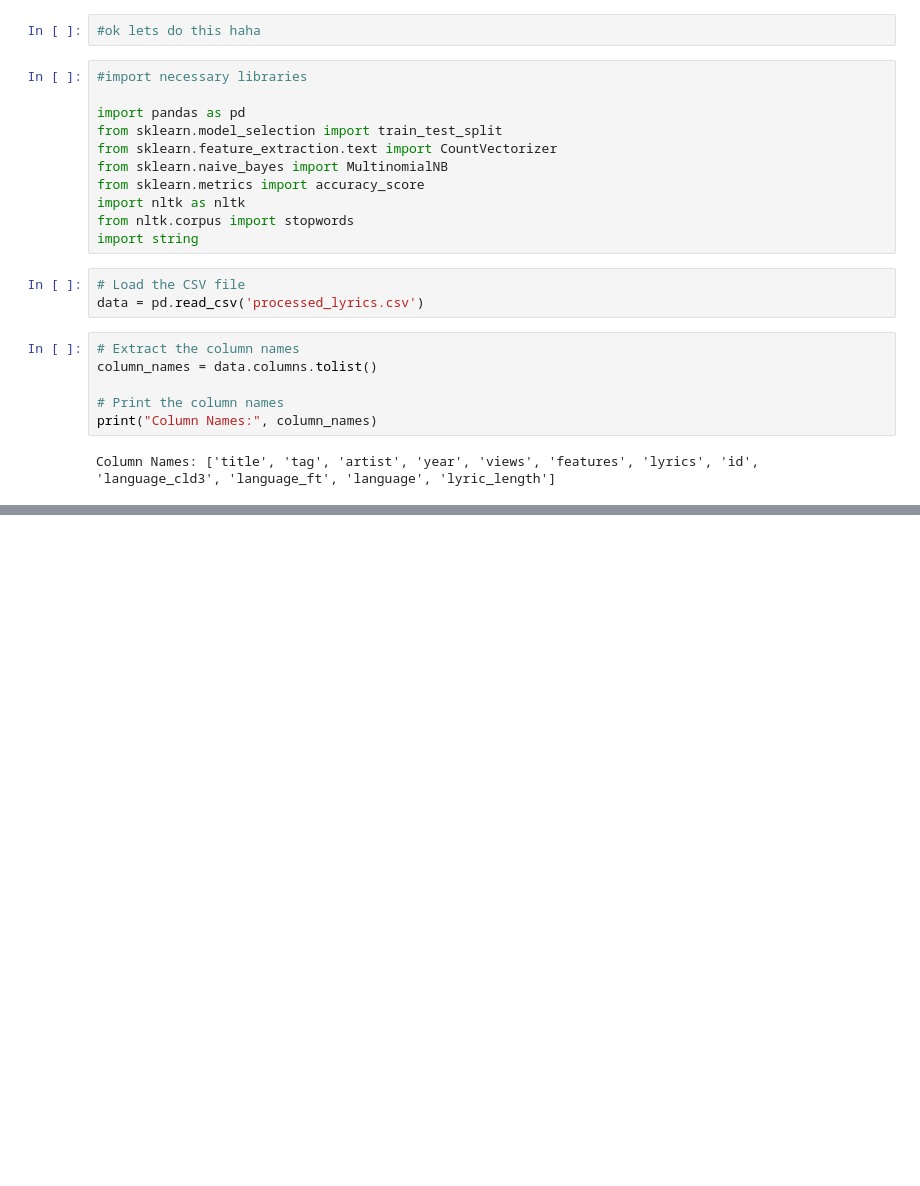
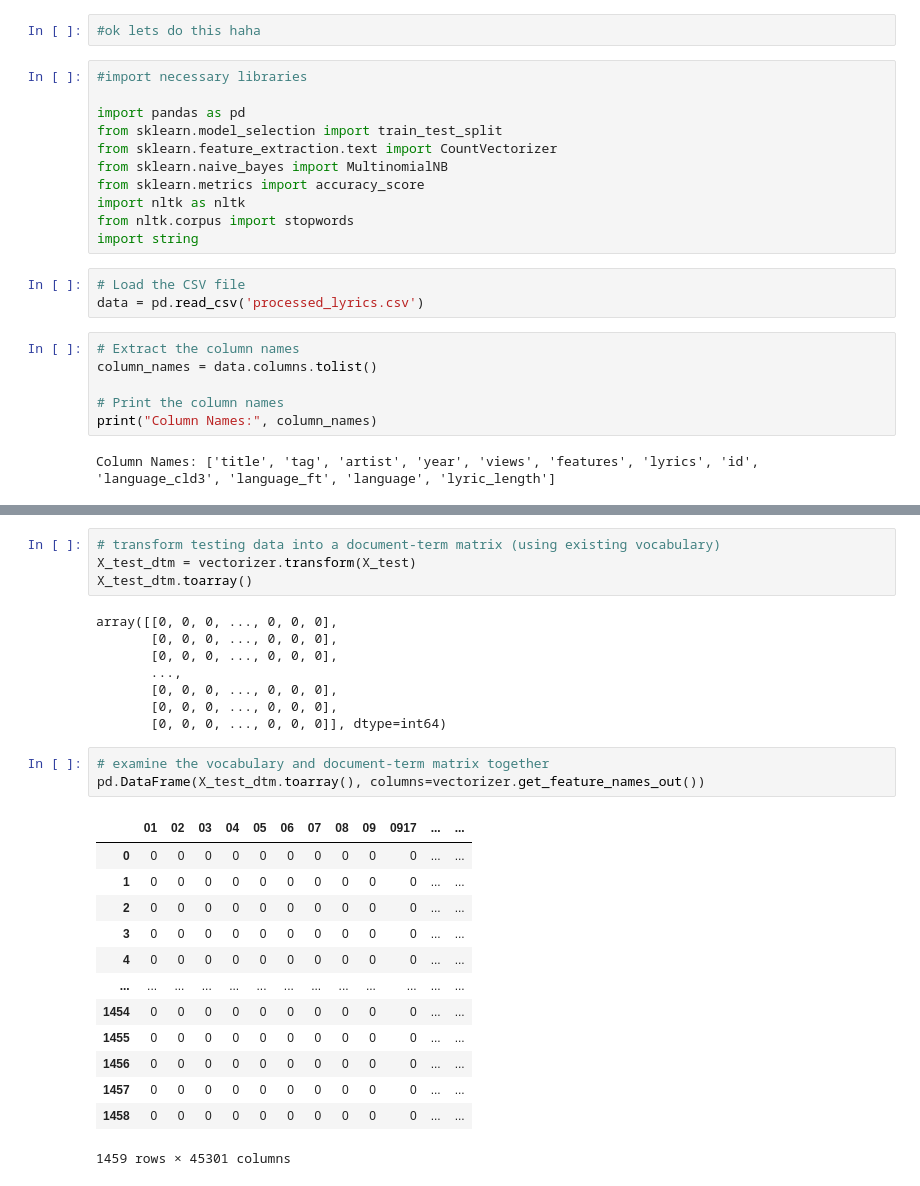
Before and after one commit to gabrielcalubayan72/cs180-23b-genreclassifier, a Jupyter notebook: model.ipynb, the cells around one changed output, grey strips where cells are left out. Cells and saved outputs as stored; diff of their text form; blank space fills up the shorter version.

```diff
--- a/model.ipynb
+++ b/model.ipynb
@@ -77,0 +113,29 @@ num_elements = len(vocab)
+# %%
+# transform testing data into a document-term matrix (using existing vocabulary)
+X_test_dtm = vectorizer.transform(X_test)
+X_test_dtm.toarray()
+# %% [output]
+array([[0, 0, 0, ..., 0, 0, 0],
+       [0, 0, 0, ..., 0, 0, 0],
+       [0, 0, 0, ..., 0, 0, 0],
+       ...,
+       [0, 0, 0, ..., 0, 0, 0],
+       [0, 0, 0, ..., 0, 0, 0],
+       [0, 0, 0, ..., 0, 0, 0]], dtype=int64)
+# %%
+# examine the vocabulary and document-term matrix together
+pd.DataFrame(X_test_dtm.toarray(), columns=vectorizer.get_feature_names_out())
+# %% [output]
+|  | 01 | 02 | 03 | 04 | 05 | 06 | 07 | 08 | 09 | 0917 | ... | ... |
+| 0 | 0 | 0 | 0 | 0 | 0 | 0 | 0 | 0 | 0 | 0 | ... | ... |
+| 1 | 0 | 0 | 0 | 0 | 0 | 0 | 0 | 0 | 0 | 0 | ... | ... |
+| 2 | 0 | 0 | 0 | 0 | 0 | 0 | 0 | 0 | 0 | 0 | ... | ... |
+| 3 | 0 | 0 | 0 | 0 | 0 | 0 | 0 | 0 | 0 | 0 | ... | ... |
+| 4 | 0 | 0 | 0 | 0 | 0 | 0 | 0 | 0 | 0 | 0 | ... | ... |
+| ... | ... | ... | ... | ... | ... | ... | ... | ... | ... | ... | ... | ... |
+| 1454 | 0 | 0 | 0 | 0 | 0 | 0 | 0 | 0 | 0 | 0 | ... | ... |
+| 1455 | 0 | 0 | 0 | 0 | 0 | 0 | 0 | 0 | 0 | 0 | ... | ... |
+| 1456 | 0 | 0 | 0 | 0 | 0 | 0 | 0 | 0 | 0 | 0 | ... | ... |
+| 1457 | 0 | 0 | 0 | 0 | 0 | 0 | 0 | 0 | 0 | 0 | ... | ... |
+| 1458 | 0 | 0 | 0 | 0 | 0 | 0 | 0 | 0 | 0 | 0 | ... | ... |
+1459 rows × 45301 columns
```
Also changed, not shown: parts of 24 cells of this notebook, 1 other file.
